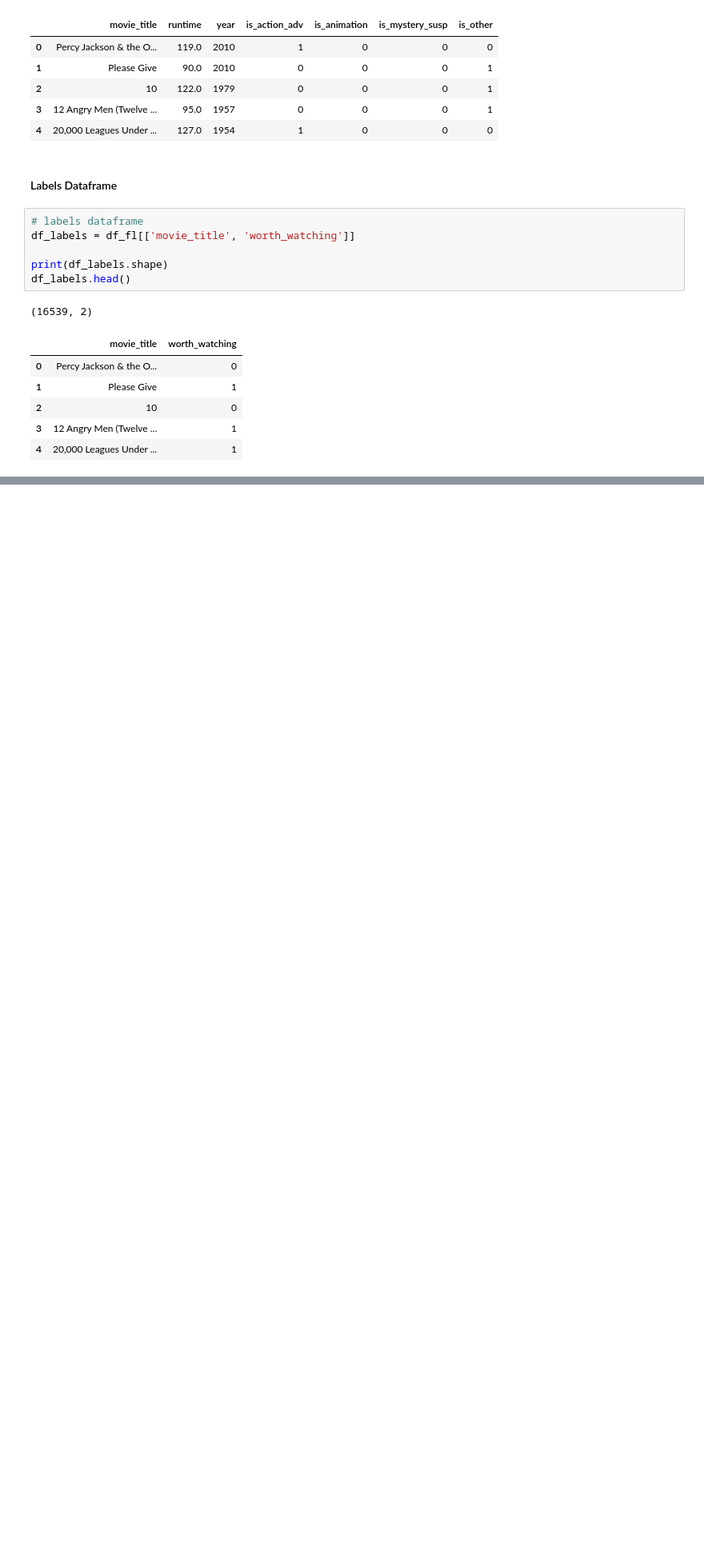
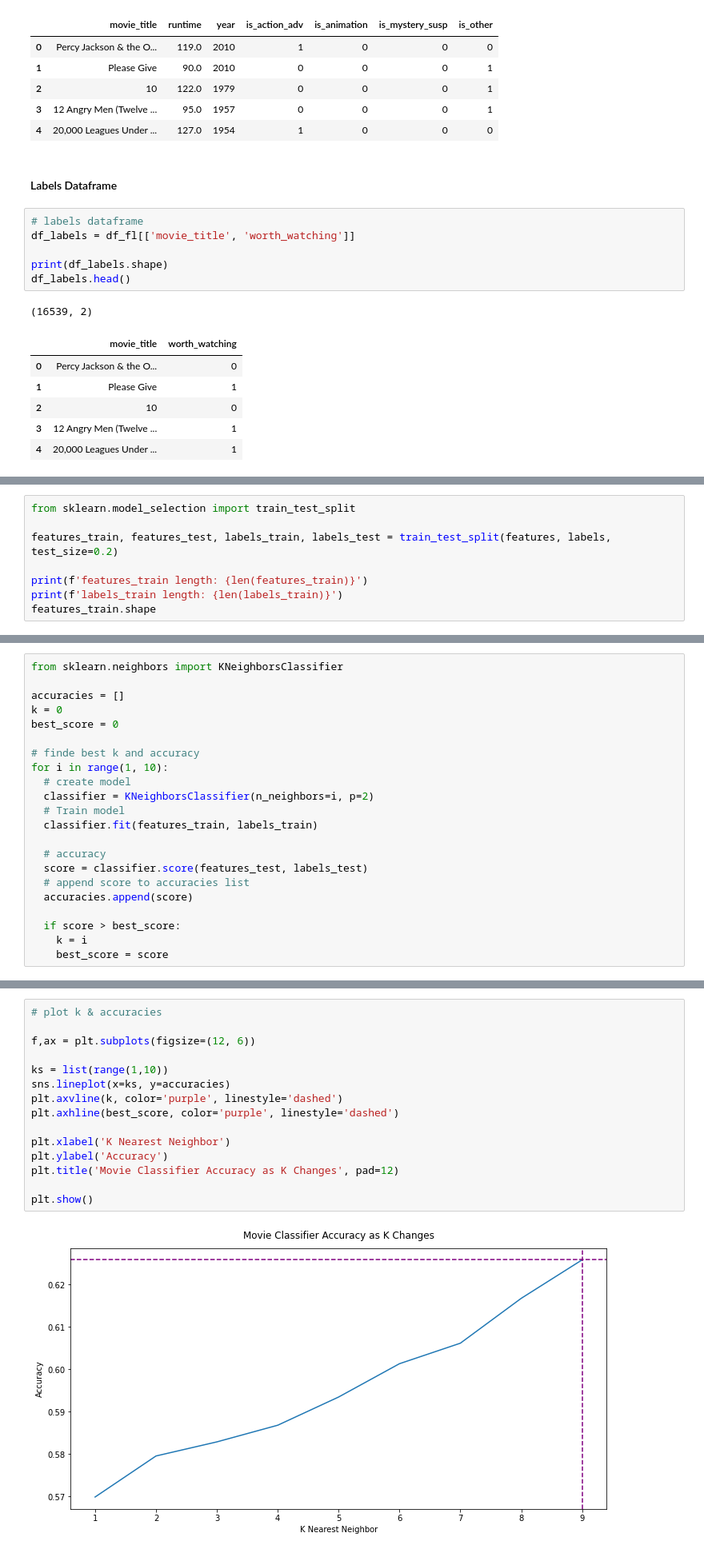
Before and after one commit to princeKike27/Movie-Classifier-RT, a Jupyter notebook: MovieClassifierRT.ipynb, the cells around one changed output, grey strips where cells are left out. Shown: that part at 80% size. Saved outputs shown, nothing was run; the diff lists cells and outputs as text; blank space fills up the shorter version.

```diff
--- a/MovieClassifierRT.ipynb
+++ b/MovieClassifierRT.ipynb
@@ -464,0 +475,8 @@ df_labels.head()
+# %%
+from sklearn.model_selection import train_test_split
+
+features_train, features_test, labels_train, labels_test = train_test_split(features, labels, test_size=0.2)
+
+print(f'features_train length: {len(features_train)}')
+print(f'labels_train length: {len(labels_train)}')
+features_train.shape
@@ -464,0 +508,22 @@ df_labels.head()
+# %%
+from sklearn.neighbors import KNeighborsClassifier
+
+accuracies = []
+k = 0
+best_score = 0
+
+# finde best k and accuracy
+for i in range(1, 10):
+  # create model
+  classifier = KNeighborsClassifier(n_neighbors=i, p=2)
+  # Train model
+  classifier.fit(features_train, labels_train)
+
+  # accuracy
+  score = classifier.score(features_test, labels_test)
+  # append score to accuracies list
+  accuracies.append(score)
+
+  if score > best_score:
+    k = i
+    best_score = score
@@ -464,0 +545,17 @@ df_labels.head()
+# %%
+# plot k & accuracies
+
+f,ax = plt.subplots(figsize=(12, 6))
+
+ks = list(range(1,10))
+sns.lineplot(x=ks, y=accuracies)
+plt.axvline(k, color='purple', linestyle='dashed')
+plt.axhline(best_score, color='purple', linestyle='dashed')
+
+plt.xlabel('K Nearest Neighbor')
+plt.ylabel('Accuracy')
+plt.title('Movie Classifier Accuracy as K Changes', pad=12)
+
+plt.show()
+# %% [output]
+[figure, added]
```
Also changed, not shown: parts of 9 cells of this notebook.
